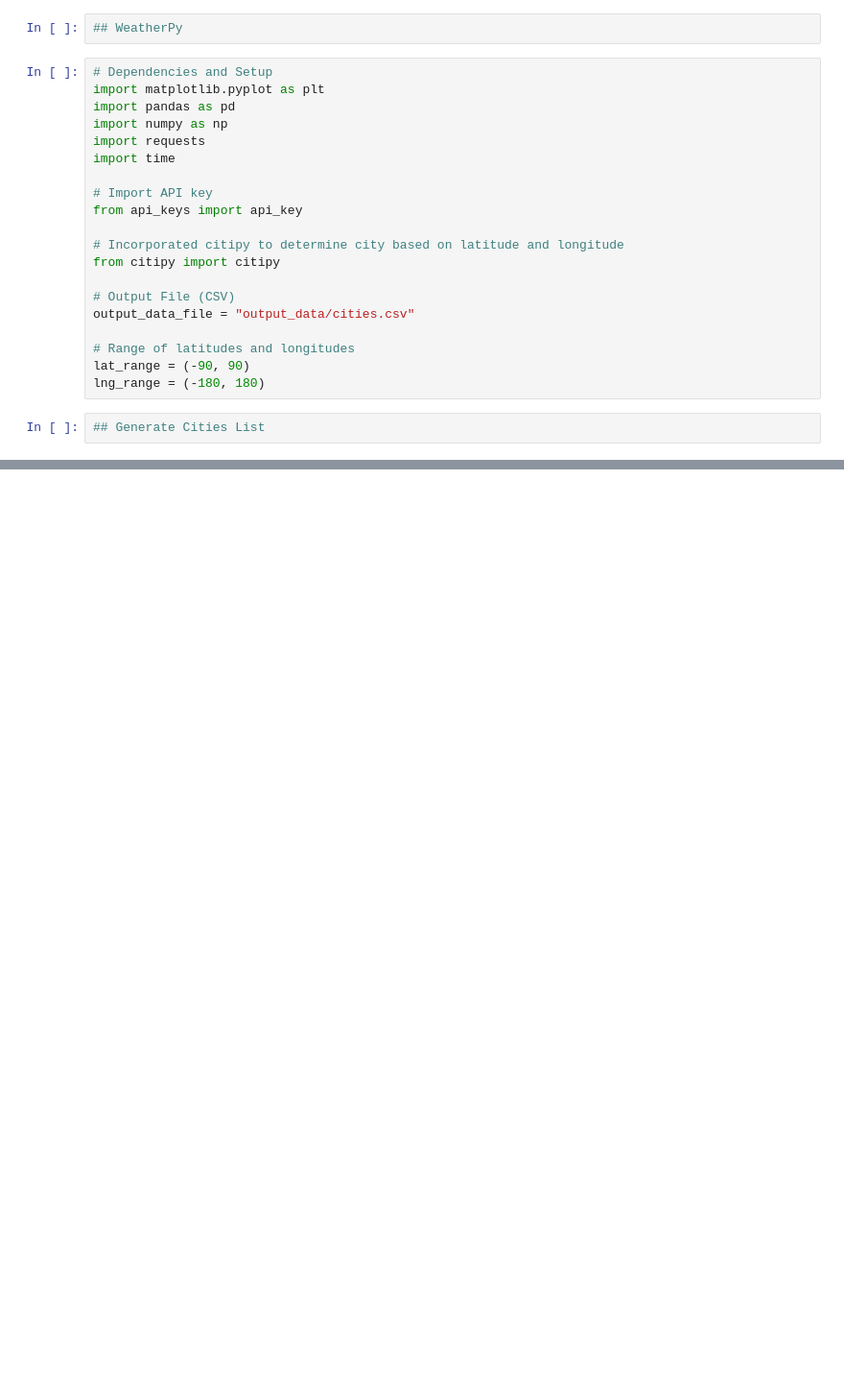
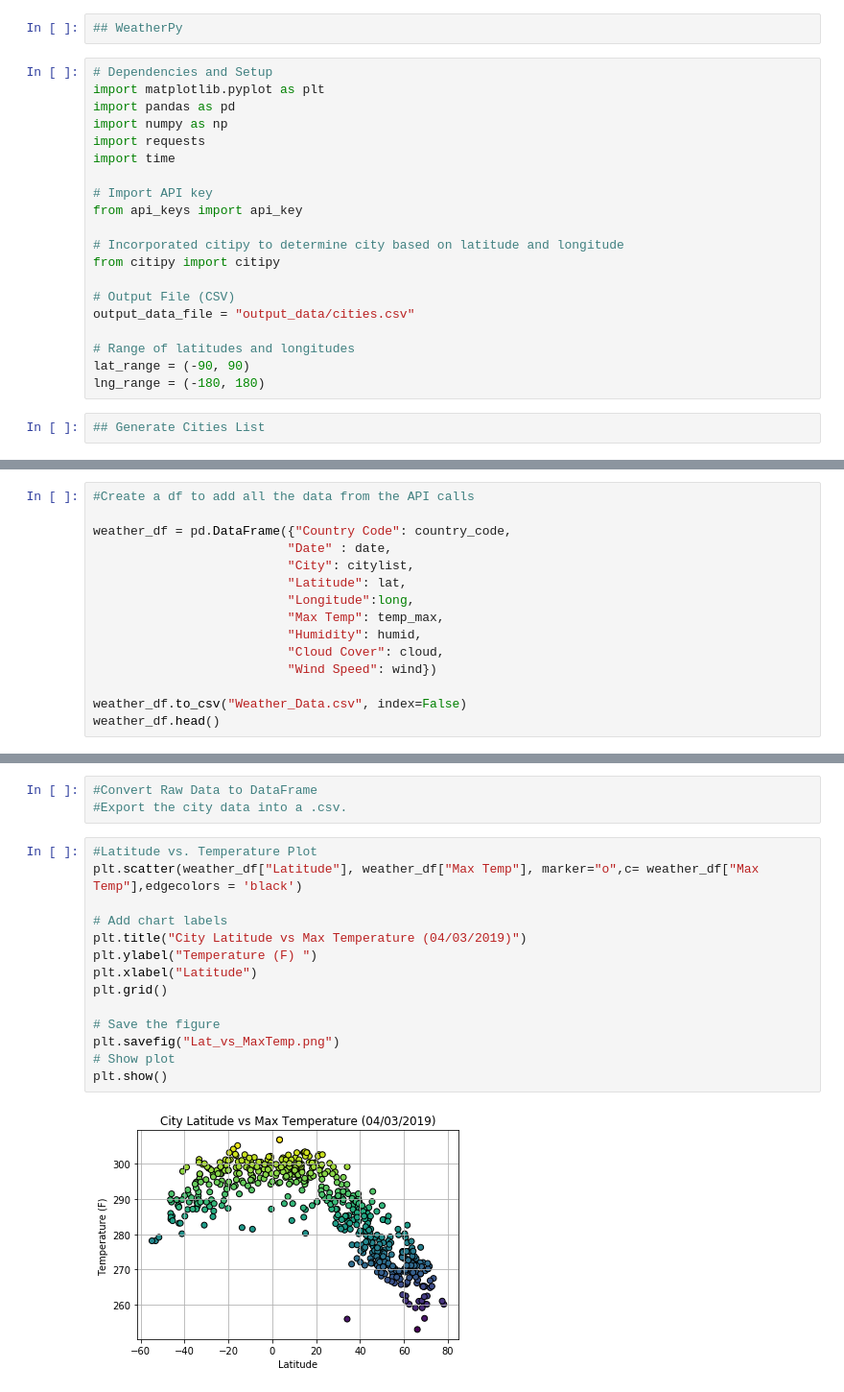
Before and after one commit to kayticodes/UCBX_PROJECTS, a Jupyter notebook: Weather_Py/Hot_Pys .ipynb, the cells around one changed output, grey strips where cells are left out. Shown at 96% size. Drawn from its saved outputs; the diff is of its cells as text; blank space fills up the shorter version.

```diff
--- a/Weather_Py/Hot_Pys .ipynb
+++ b/Weather_Py/Hot_Pys .ipynb
@@ -46,0 +112,15 @@ len(cities)
+# %%
+#Create a df to add all the data from the API calls
+
+weather_df = pd.DataFrame({"Country Code": country_code,
+                          "Date" : date,
+                          "City": citylist,
+                          "Latitude": lat,
+                          "Longitude":long,
+                          "Max Temp": temp_max,
+                          "Humidity": humid,
+                          "Cloud Cover": cloud,
+                          "Wind Speed": wind})
+
+weather_df.to_csv("Weather_Data.csv", index=False)
+weather_df.head()
@@ -46,0 +134,19 @@ len(cities)
+# %%
+#Convert Raw Data to DataFrame
+#Export the city data into a .csv.
+# %%
+#Latitude vs. Temperature Plot
+plt.scatter(weather_df["Latitude"], weather_df["Max Temp"], marker="o",c= weather_df["Max Temp"],edgecolors = 'black')
+
+# Add chart labels
+plt.title("City Latitude vs Max Temperature (04/03/2019)")
+plt.ylabel("Temperature (F) ")
+plt.xlabel("Latitude")
+plt.grid()
+
+# Save the figure
+plt.savefig("Lat_vs_MaxTemp.png")
+# Show plot
+plt.show()
+# %% [output]
+[figure, added]
```
Also changed, not shown: parts of 7 cells of this notebook, 5 other files.
